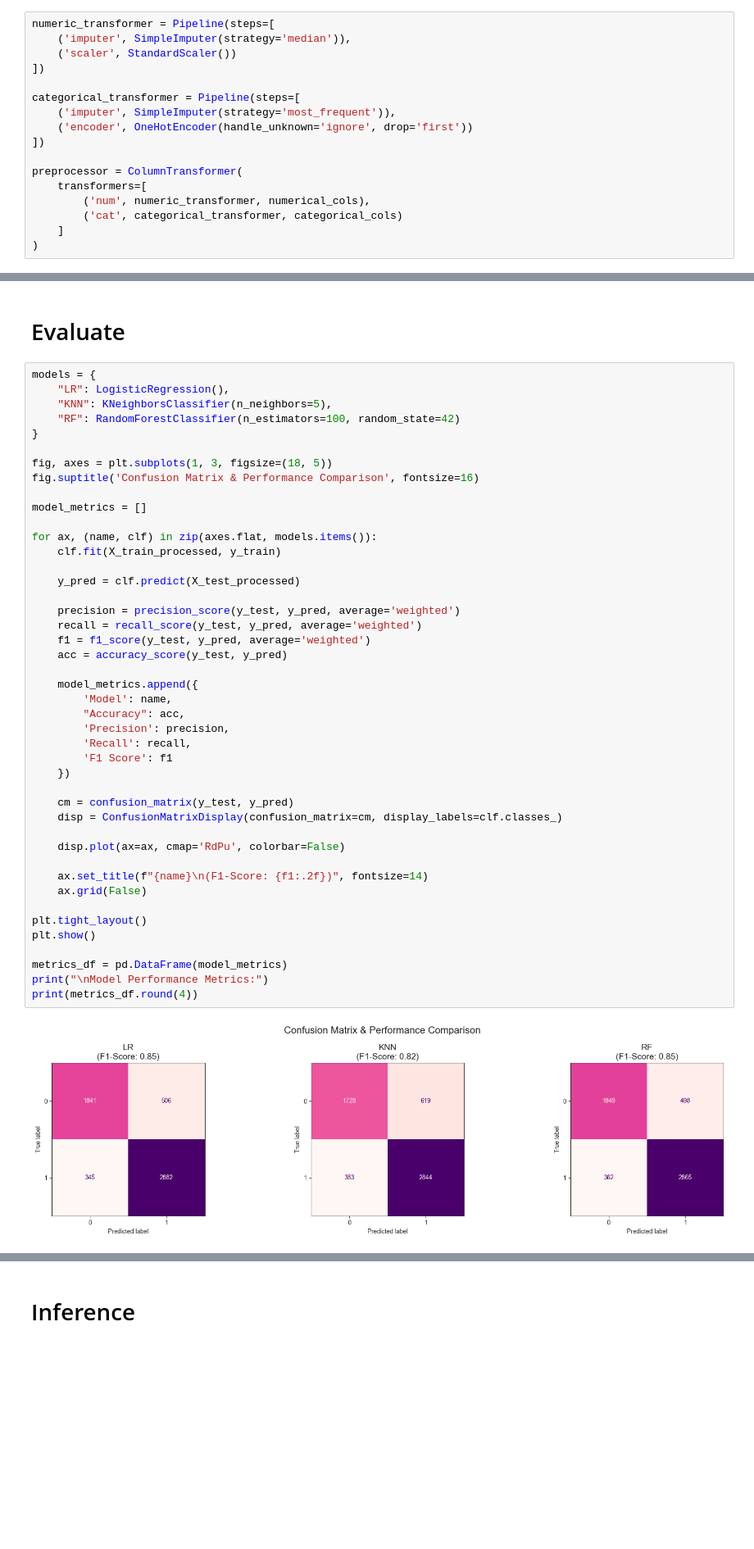
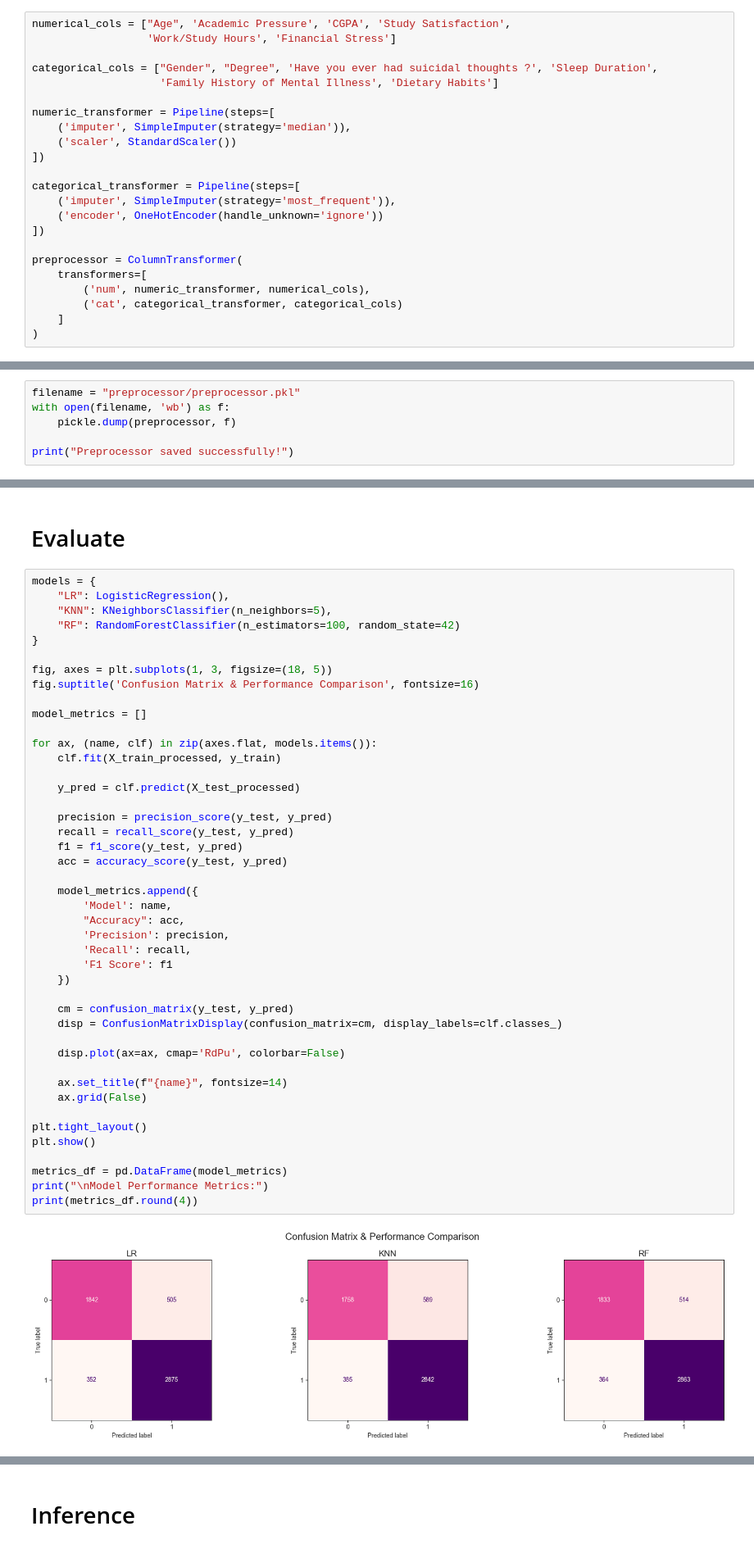
Before and after one commit to Park-Hip/student_depression, a Jupyter notebook: notebook.ipynb, the cells around one changed output, grey strips where cells are left out. Shown at 82% size. Saved outputs shown, nothing was run; the diff lists cells and outputs as text; blank space fills up the shorter version.

```diff
--- a/notebook.ipynb
+++ b/notebook.ipynb
@@ -190,6 +171,12 @@ plt.show()
 # %% [markdown]
 # Preprocessing
 # %%
+numerical_cols = ["Age", 'Academic Pressure', 'CGPA', 'Study Satisfaction',
+                  'Work/Study Hours', 'Financial Stress']
+
+categorical_cols = ["Gender", "Degree", 'Have you ever had suicidal thoughts ?', 'Sleep Duration',
+                    'Family History of Mental Illness', 'Dietary Habits']
+
 numeric_transformer = Pipeline(steps=[
     ('imputer', SimpleImputer(strategy='median')),
     ('scaler', StandardScaler())
@@ -197,7 +184,7 @@ numeric_transformer = Pipeline(steps=[
 
 categorical_transformer = Pipeline(steps=[
     ('imputer', SimpleImputer(strategy='most_frequent')),
-    ('encoder', OneHotEncoder(handle_unknown='ignore', drop='first'))
+    ('encoder', OneHotEncoder(handle_unknown='ignore'))
 ])
 
 preprocessor = ColumnTransformer(
@@ -213,3 +200,9 @@ X_train, X_test, y_train, y_test = train_test_split(X, y, test_size=0.2, random_
 
 X_train_processed = preprocessor.fit_transform(X_train)
 X_test_processed = preprocessor.transform(X_test)
+# %%
+filename = "preprocessor/preprocessor.pkl"
+with open(filename, 'wb') as f:
+    pickle.dump(preprocessor, f)
+
+print("Preprocessor saved successfully!")
@@ -229,37 +224,37 @@ model_metrics = []
 
 for ax, (name, clf) in zip(axes.flat, models.items()):
     clf.fit(X_train_processed, y_train)
 
     y_pred = clf.predict(X_test_processed)
 
-    precision = precision_score(y_test, y_pred, average='weighted')
-    recall = recall_score(y_test, y_pred, average='weighted')
-    f1 = f1_score(y_test, y_pred, average='weighted')
+    precision = precision_score(y_test, y_pred)
+    recall = recall_score(y_test, y_pred)
+    f1 = f1_score(y_test, y_pred)
     acc = accuracy_score(y_test, y_pred)
 
     model_metrics.append({
         'Model': name,
         "Accuracy": acc,
         'Precision': precision,
         'Recall': recall,
         'F1 Score': f1
     })
 
     cm = confusion_matrix(y_test, y_pred)
     disp = ConfusionMatrixDisplay(confusion_matrix=cm, display_labels=clf.classes_)
 
     disp.plot(ax=ax, cmap='RdPu', colorbar=False)
 
-    ax.set_title(f"{name}\n(F1-Score: {f1:.2f})", fontsize=14)
+    ax.set_title(f"{name}", fontsize=14)
     ax.grid(False)
 
 plt.tight_layout()
 plt.show()
 
 metrics_df = pd.DataFrame(model_metrics)
 print("\nModel Performance Metrics:")
 print(metrics_df.round(4))
 # %% [output]
-[figure, old version]
+[figure, new version]
 Model Performance Metrics:
   Model  Accuracy  Precision  Recall  F1 Score
```
Also changed, not shown: parts of 11 cells of this notebook, 11 other files.
